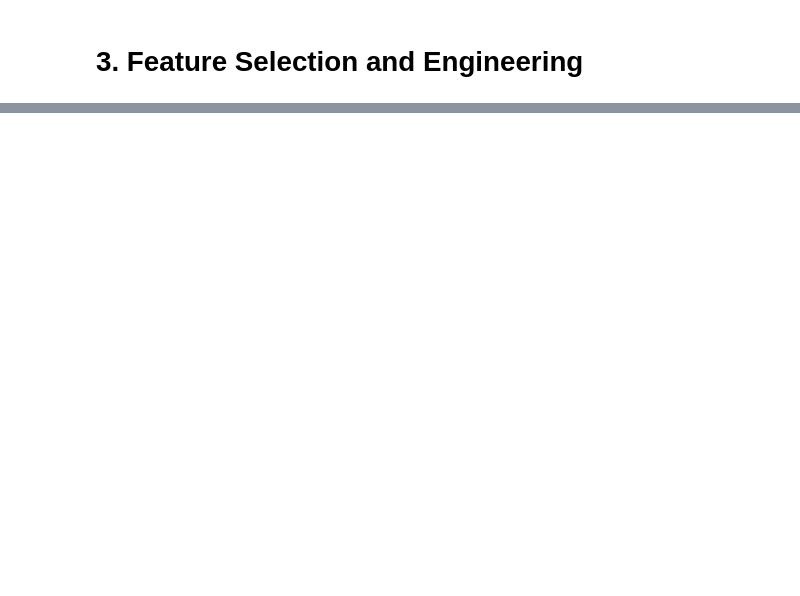
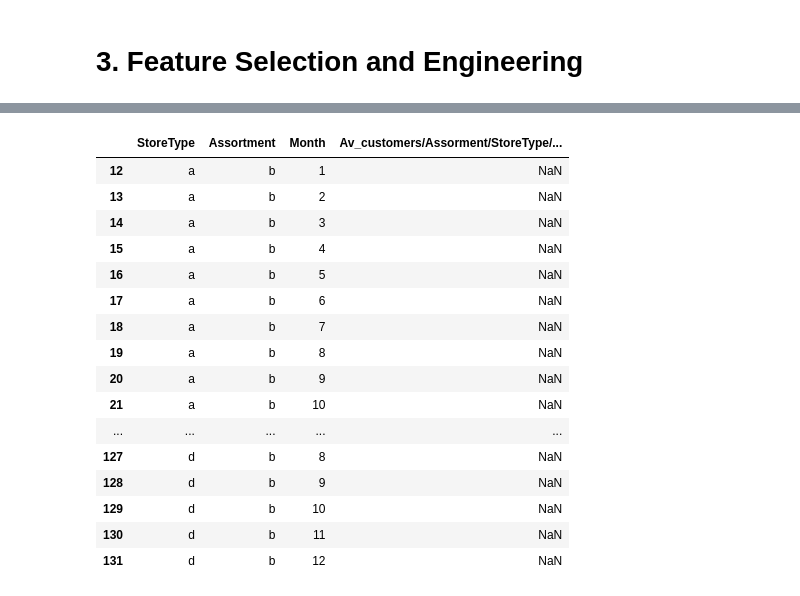
Before and after one commit to pvanand07/Retail-Sales-Prediction-Regression, a Jupyter notebook: 1_1_RS_Linear_Regression.ipynb, the cells around one changed output, grey strips where cells are left out. Cells and saved outputs as stored; diff of their text form; code cells hidden in the pictures; blank space fills up the shorter version.

```diff
--- a/1_1_RS_Linear_Regression.ipynb
+++ b/1_1_RS_Linear_Regression.ipynb
@@ -353,0 +463,3 @@ calculate_vif((df_m2).drop(['Promo2','Promo2SinceYear','Sales','CompetitionOpenS
+# %%
+df_m2['IsPromoMonth'] = df_m2.apply(lambda row: 1 if str(row['PromoInterval']) != 'nan' and row['Date'].strftime('%b') in row['PromoInterval'] else 0, axis=1)
+df_m2['IsPromoMonth']
@@ -353,0 +519,5 @@ calculate_vif((df_m2).drop(['Promo2','Promo2SinceYear','Sales','CompetitionOpenS
+# %%
+df_m2['Month'] = df_m2['Date'].dt.month
+describe_1 = df_m2.groupby(['StoreType','Assortment','Month'])['Sales'].mean().reset_index()
+describe_1.rename(columns={'Sales':'Av_sales/Assorment/StoreType/Month'}, inplace=True)
+describe_1
@@ -353,0 +538,4 @@ calculate_vif((df_m2).drop(['Promo2','Promo2SinceYear','Sales','CompetitionOpenS
+# %%
+describe_2 = df_m2.groupby(['StoreType','Assortment','Month'])['Customers'].mean().reset_index()
+describe_2.rename(columns={'Customers':'Av_customers/Assorment/StoreType/Month'}, inplace=True)
+describe_2
@@ -353,0 +556,20 @@ calculate_vif((df_m2).drop(['Promo2','Promo2SinceYear','Sales','CompetitionOpenS
+# %%
+describe_2[describe_2['Av_customers/Assorment/StoreType/Month'].isna()]
+# %% [output]
+|  | StoreType | Assortment | Month | Av_customers/Assorment/StoreType/... |
+| 12 | a | b | 1 | NaN |
+| 13 | a | b | 2 | NaN |
+| 14 | a | b | 3 | NaN |
+| 15 | a | b | 4 | NaN |
+| 16 | a | b | 5 | NaN |
+| 17 | a | b | 6 | NaN |
+| 18 | a | b | 7 | NaN |
+| 19 | a | b | 8 | NaN |
+| 20 | a | b | 9 | NaN |
+| 21 | a | b | 10 | NaN |
+| ... | ... | ... | ... | ... |
+| 127 | d | b | 8 | NaN |
+| 128 | d | b | 9 | NaN |
+| 129 | d | b | 10 | NaN |
+| 130 | d | b | 11 | NaN |
+| 131 | d | b | 12 | NaN |
```
Also changed, not shown: parts of 27 cells of this notebook.
